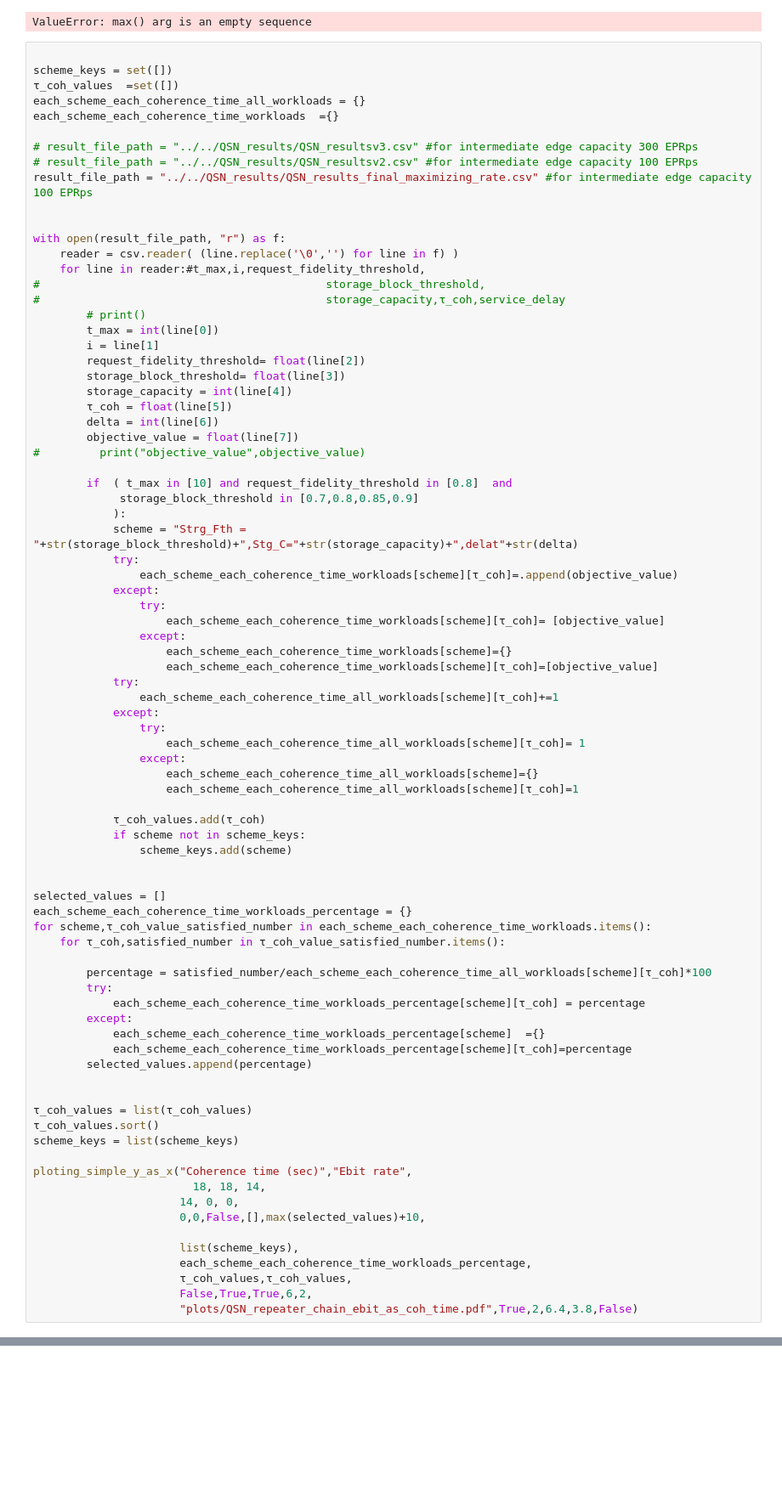
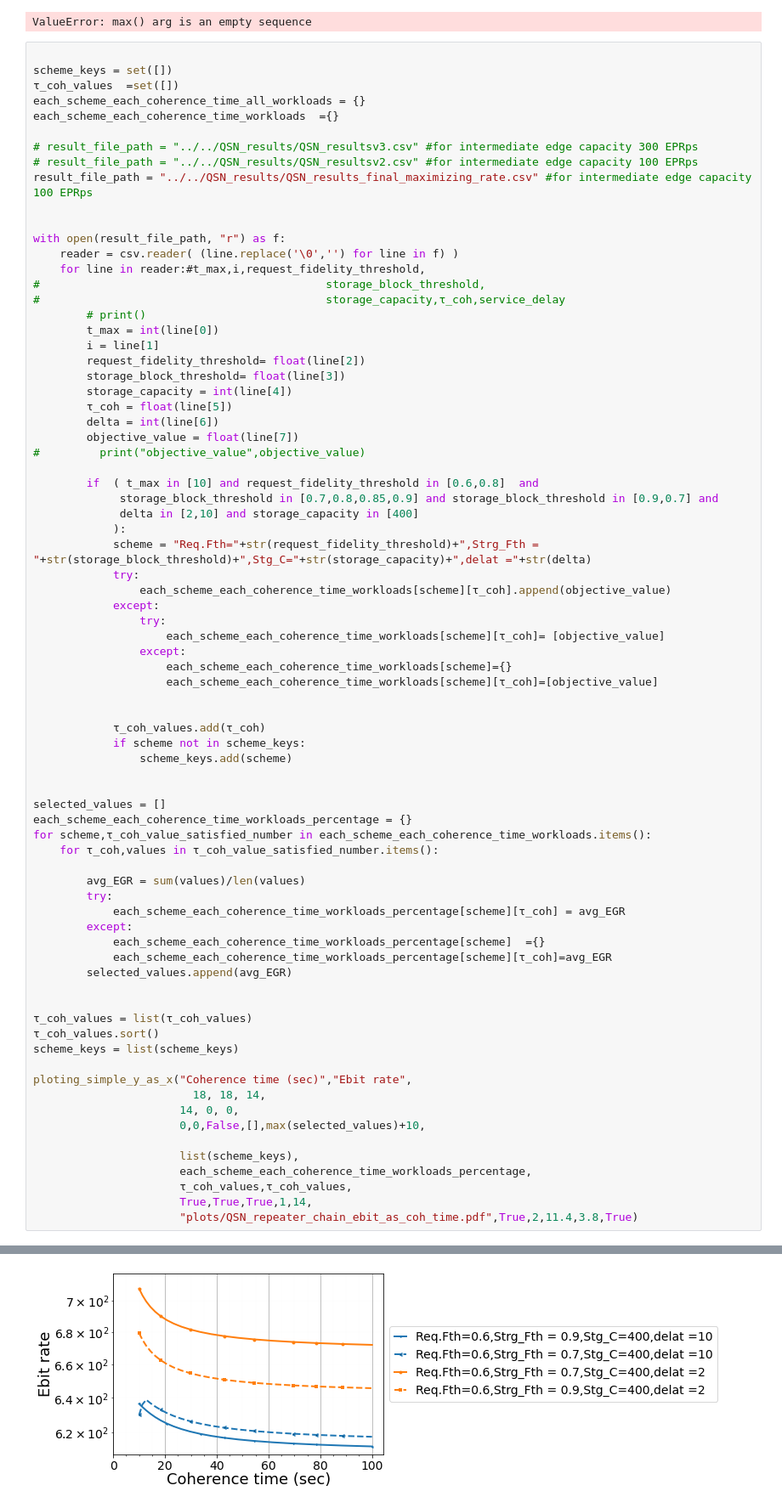
Before and after one commit to pooryousefshahrooz/QSN, a Jupyter notebook: plotting/parsing_and_plotting.ipynb, the cells around one changed output, grey strips where cells are left out. Shown at 85% size. Drawn from its saved outputs; the diff is of its cells as text; blank space fills up the shorter version.

```diff
--- a/plotting/parsing_and_plotting.ipynb
+++ b/plotting/parsing_and_plotting.ipynb
@@ -138,26 +138,20 @@ with open(result_file_path, "r") as f:
         objective_value = float(line[7])
 #         print("objective_value",objective_value)
 
-        if  ( t_max in [10] and request_fidelity_threshold in [0.8]  and
-             storage_block_threshold in [0.7,0.8,0.85,0.9]
+        if  ( t_max in [10] and request_fidelity_threshold in [0.6,0.8]  and
+             storage_block_threshold in [0.7,0.8,0.85,0.9] and storage_block_threshold in [0.9,0.7] and
+             delta in [2,10] and storage_capacity in [400]
             ):
-            scheme = "Strg_Fth = "+str(storage_block_threshold)+",Stg_C="+str(storage_capacity)+",delat"+str(delta)
+            scheme = "Req.Fth="+str(request_fidelity_threshold)+",Strg_Fth = "+str(storage_block_threshold)+",Stg_C="+str(storage_capacity)+",delat ="+str(delta)
             try:
-                each_scheme_each_coherence_time_workloads[scheme][τ_coh]=.append(objective_value)
+                each_scheme_each_coherence_time_workloads[scheme][τ_coh].append(objective_value)
             except:
                 try:
                     each_scheme_each_coherence_time_workloads[scheme][τ_coh]= [objective_value]
                 except:
                     each_scheme_each_coherence_time_workloads[scheme]={}
                     each_scheme_each_coherence_time_workloads[scheme][τ_coh]=[objective_value]
-            try:
-                each_scheme_each_coherence_time_all_workloads[scheme][τ_coh]+=1
-            except:
-                try:
-                    each_scheme_each_coherence_time_all_workloads[scheme][τ_coh]= 1
-                except:
-                    each_scheme_each_coherence_time_all_workloads[scheme]={}
-                    each_scheme_each_coherence_time_all_workloads[scheme][τ_coh]=1
+
 
             τ_coh_values.add(τ_coh)
             if scheme not in scheme_keys:
@@ -167,15 +161,15 @@ with open(result_file_path, "r") as f:
 selected_values = []
 each_scheme_each_coherence_time_workloads_percentage = {}
 for scheme,τ_coh_value_satisfied_number in each_scheme_each_coherence_time_workloads.items():
-    for τ_coh,satisfied_number in τ_coh_value_satisfied_number.items():
+    for τ_coh,values in τ_coh_value_satisfied_number.items():
 
-        percentage = satisfied_number/each_scheme_each_coherence_time_all_workloads[scheme][τ_coh]*100
+        avg_EGR = sum(values)/len(values)
         try:
-            each_scheme_each_coherence_time_workloads_percentage[scheme][τ_coh] = percentage
+            each_scheme_each_coherence_time_workloads_percentage[scheme][τ_coh] = avg_EGR
         except:
             each_scheme_each_coherence_time_workloads_percentage[scheme]  ={}
-            each_scheme_each_coherence_time_workloads_percentage[scheme][τ_coh]=percentage
-        selected_values.append(percentage)
+            each_scheme_each_coherence_time_workloads_percentage[scheme][τ_coh]=avg_EGR
+        selected_values.append(avg_EGR)
 
 
 τ_coh_values = list(τ_coh_values)
@@ -190,5 +184,6 @@ ploting_simple_y_as_x("Coherence time (sec)","Ebit rate",
                       list(scheme_keys),
                       each_scheme_each_coherence_time_workloads_percentage,
                       τ_coh_values,τ_coh_values,
-                      False,True,True,6,2,
-                      "plots/QSN_repeater_chain_ebit_as_coh_time.pdf",True,2,6.4,3.8,False)
+                      True,True,True,1,14,
+                      "plots/QSN_repeater_chain_ebit_as_coh_time.pdf",True,2,11.4,3.8,True)
+# %% [output]
@@ -194,0 +209 @@ ploting_simple_y_as_x("Coherence time (sec)","Ebit rate",
+[figure, added]
```
Also changed, not shown: parts of 2 cells of this notebook, 5 other files.
